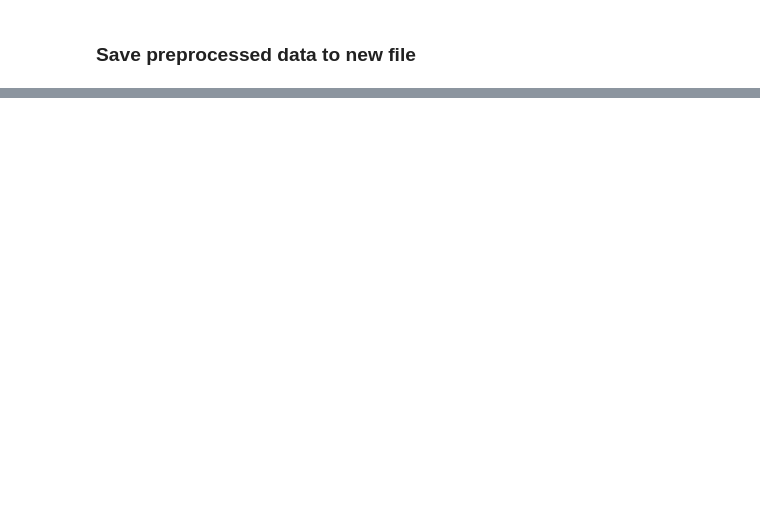
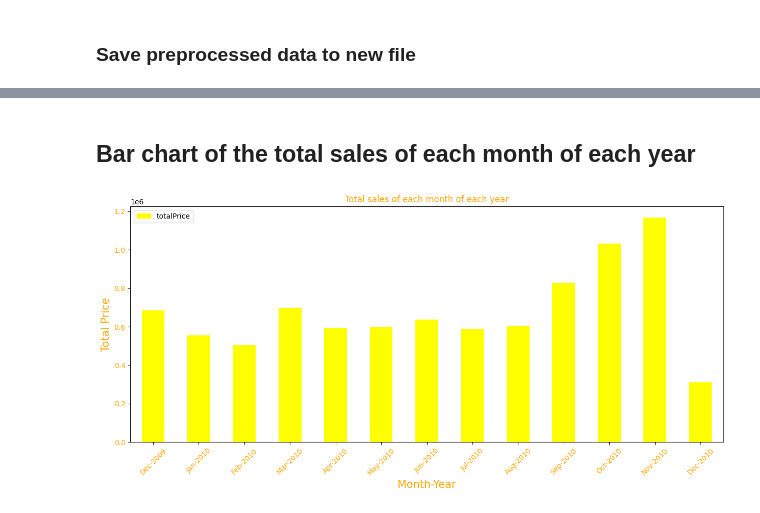
Before and after one commit to Estaheri7/SIB-Sales-Analysis, a Jupyter notebook: src/sales_analysis.ipynb, the cells around one changed output, grey strips where cells are left out. Cells and saved outputs as stored; diff of their text form; code cells hidden in the pictures; blank space fills up the shorter version.

```diff
--- a/src/sales_analysis.ipynb
+++ b/src/sales_analysis.ipynb
@@ -140,0 +216,25 @@ df_no_canceled_invoice.to_csv("preprocessed_sales.csv", index=False)
+# %% [markdown]
+## Bar chart of the total sales of each month of each year
+# %%
+fig, ax = plt.subplots()
+fig.set_size_inches(15, 6)
+ax.set_title("Total sales of each month of each year", color="orange")
+df["Month-Year"] = df["InvoiceDate"].dt.strftime("%b-%Y")
+df["totalPrice"] = df["UnitPrice"] * df["Quantity"]
+
+# Group data by Month-Year and calculate totalPrice for each group
+group_by_month_year = df.groupby("Month-Year")["totalPrice"].sum().reset_index()
+# Sort by datetime
+group_by_month_year["Month-Year"] = pd.to_datetime(group_by_month_year["Month-Year"], format="%b-%Y")
+group_by_month_year = group_by_month_year.sort_values(by="Month-Year")
+# Change column format back.
+group_by_month_year["Month-Year"] = group_by_month_year["Month-Year"].dt.strftime("%b-%Y")
+
+# Create plot
+group_by_month_year.plot(kind="bar", x="Month-Year", y="totalPrice", ax=ax, color="yellow")
+plt.xlabel("Month-Year", color="orange", size=15)
+plt.ylabel("Total Price", color="orange", size=15)
+plt.xticks(rotation=45, color="orange")
+plt.yticks(color="orange");
+# %% [output]
+[figure, added]
```
Also changed, not shown: parts of 12 cells of this notebook.
